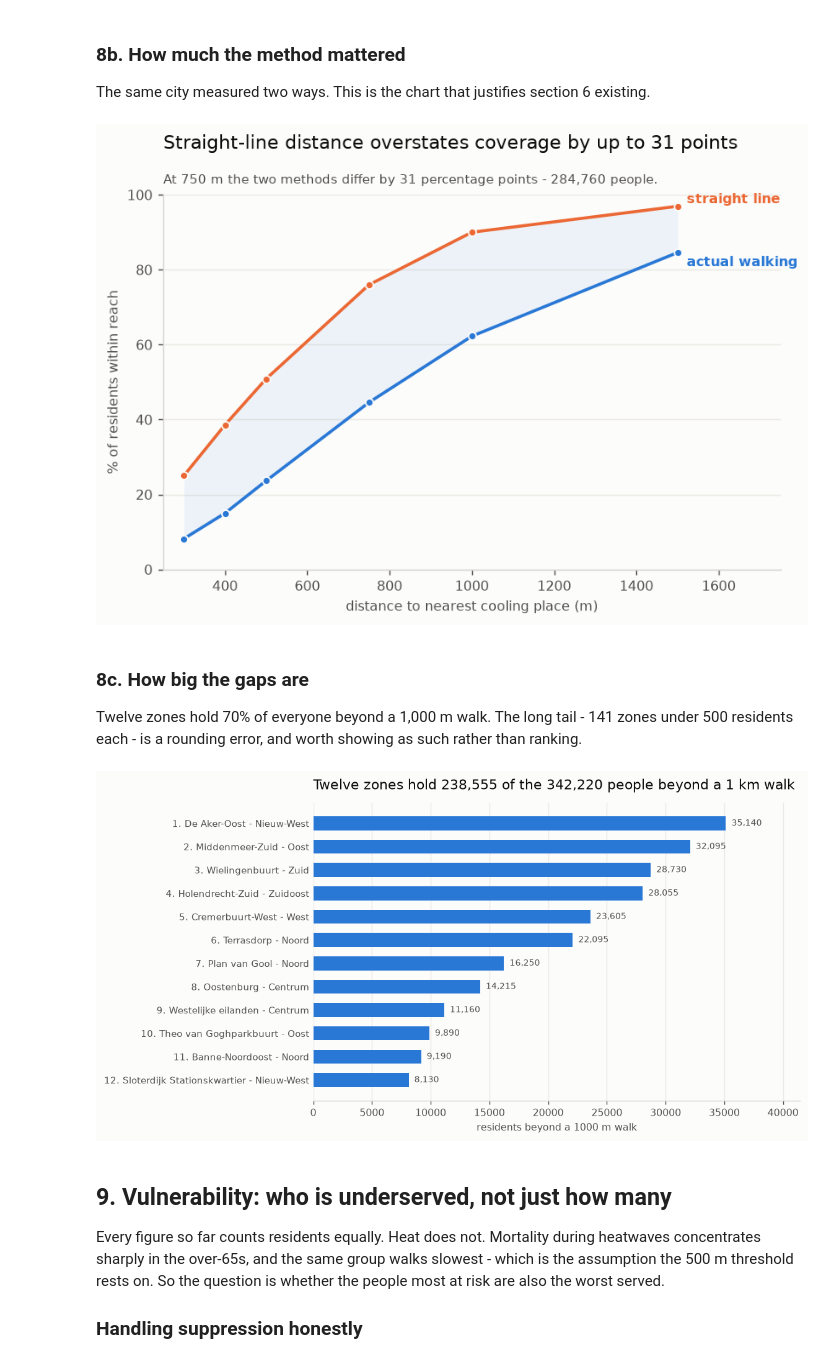
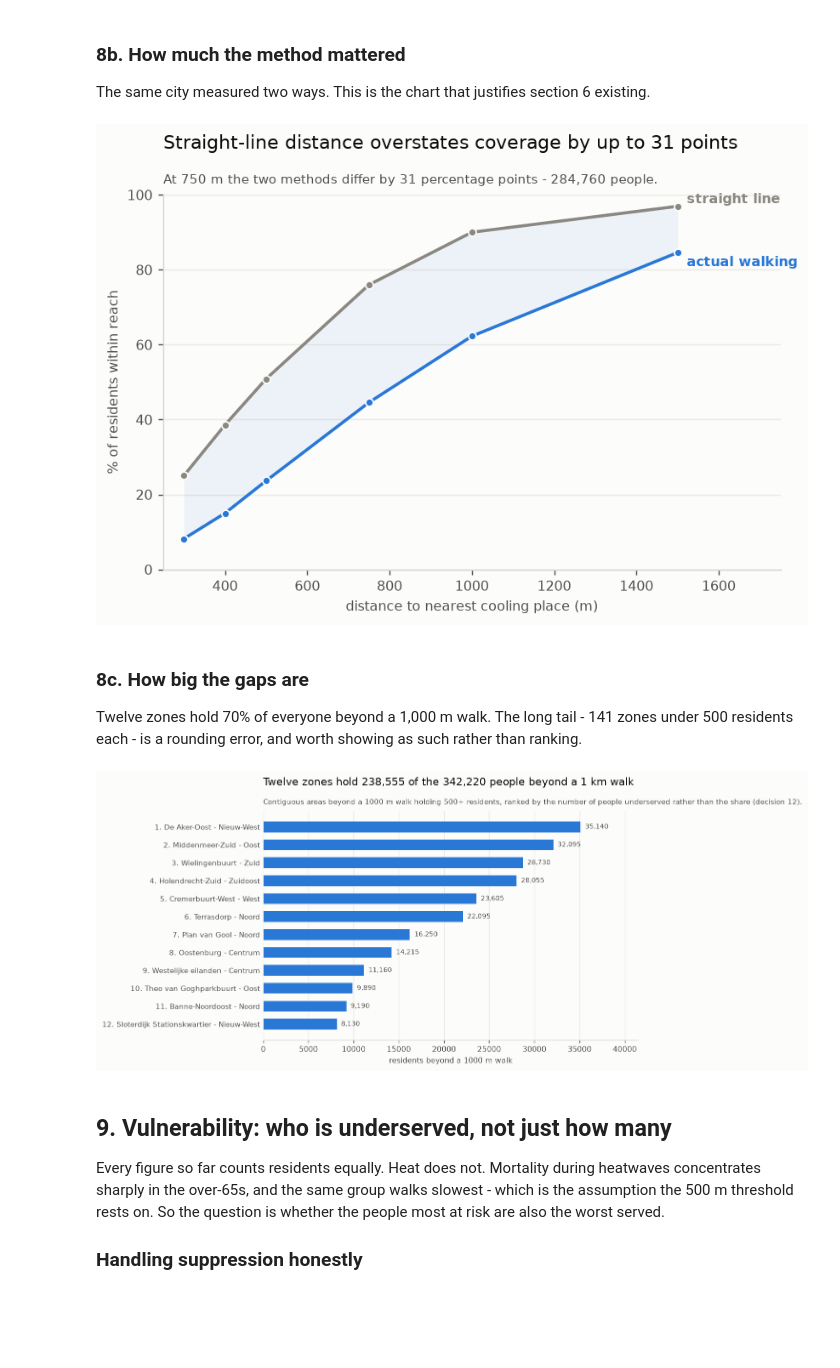
Before and after one commit to NojusStankevicius/koeltekaart-analysis, a Jupyter notebook: koeltekaart.ipynb, the cells around one changed output. Cells and saved outputs as stored; diff of their text form; code cells hidden in the pictures; blank space fills up the shorter version.

```diff
--- a/koeltekaart.ipynb
+++ b/koeltekaart.ipynb
@@ -858,13 +858,16 @@ network = [r.loc[r["net_m"] <= t, POP].sum() / tot * 100 for t in thresholds]
 fig, ax = plt.subplots(figsize=(7.2, 4.4))
 
 ax.fill_between(thresholds, network, straight, color=BLUE, alpha=0.07, linewidth=0)
-ax.plot(thresholds, straight, color=ORANGE, linewidth=2, marker="o", markersize=5,
+# The rejected method is drawn in neutral grey rather than a second brand colour. Orange
+# carries "at risk" in sections 12-16, and spending it here on a discarded measurement teaches
+# the reader the wrong association on the first chart they meet.
+ax.plot(thresholds, straight, color=INK_3, linewidth=2, marker="o", markersize=5,
         markeredgecolor=SURFACE, markeredgewidth=1)
 ax.plot(thresholds, network, color=BLUE, linewidth=2, marker="o", markersize=5,
         markeredgecolor=SURFACE, markeredgewidth=1)
 
 ax.annotate("straight line", (thresholds[-1], straight[-1]), xytext=(6, 2),
-            textcoords="offset points", color=ORANGE, fontsize=9, fontweight="bold")
+            textcoords="offset points", color=INK_3, fontsize=9, fontweight="bold")
 ax.annotate("actual walking", (thresholds[-1], network[-1]), xytext=(6, -2),
             textcoords="offset points", color=BLUE, fontsize=9, fontweight="bold", va="top")
 
@@ -891,7 +894,7 @@ ax.set_title("Straight-line distance overstates coverage by up to 31 points",
 fig.savefig(FIGS / "coverage_curve.png")
 plt.show()
 # %% [output]
-[figure, old version]
+[figure, new version]
 # %% [markdown]
 ### 8c. How big the gaps are
 
@@ -900,33 +903,36 @@ residents each - is a rounding error, and worth showing as such rather than rank
 # %%
 fig, ax = plt.subplots(figsize=(7.8, 4.8))
 
 order = top.iloc[::-1]  # matplotlib draws bottom-up
 y = range(len(order))
 ax.barh(y, order["residents"], color=BLUE, height=0.6)
 
 # Numbered to match the map, so a reader can move between the two figures.
 ax.set_yticks(list(y))
 ax.set_yticklabels([f"{r}. {b.split(',')[0]} - {sd}"
                     for r, b, sd in zip(order.index, order["buurten"], order["stadsdeel"])],
                    fontsize=8.5)
 
 for yi, v in zip(y, order["residents"]):
     ax.annotate(f"{v:,.0f}", (v, yi), xytext=(5, 0), textcoords="offset points",
                 va="center", fontsize=8, color=INK_2)
 
 ax.set_xlabel(f"residents beyond a {RADIUS} m walk")
 ax.set_xlim(0, top["residents"].max() * 1.18)
 ax.grid(axis="x", color="#eceae4", linewidth=0.8)
 ax.set_axisbelow(True)
 for spine in ("top", "right", "left"):
     ax.spines[spine].set_visible(False)
 ax.tick_params(axis="y", length=0)
 ax.set_title(f"Twelve zones hold {top['residents'].sum():,.0f} of the {zones['residents'].sum():,.0f} "
-             "people beyond a 1 km walk", fontsize=12, color=INK, loc="left", pad=12)
+             "people beyond a 1 km walk", fontsize=12, color=INK, loc="left", pad=30)
+ax.text(0, 1.03, f"Contiguous areas beyond a {RADIUS} m walk holding 500+ residents, ranked by "
+        "the number of people underserved rather than the share (decision 12).",
+        transform=ax.transAxes, fontsize=8.5, color=INK_2)
 fig.savefig(FIGS / "underserved_zones.png")
 plt.show()
 # %% [output]
-[figure, old version]
+[figure, new version]
 # %% [markdown]
 ## 9. Vulnerability: who is underserved, not just how many
 
```
Also changed, not shown: parts of 4 cells of this notebook, 9 other files.
